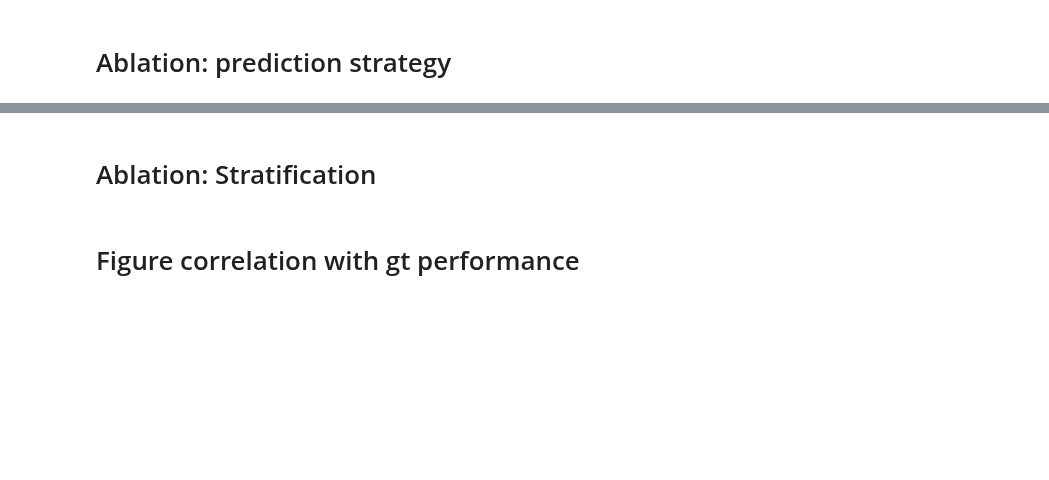
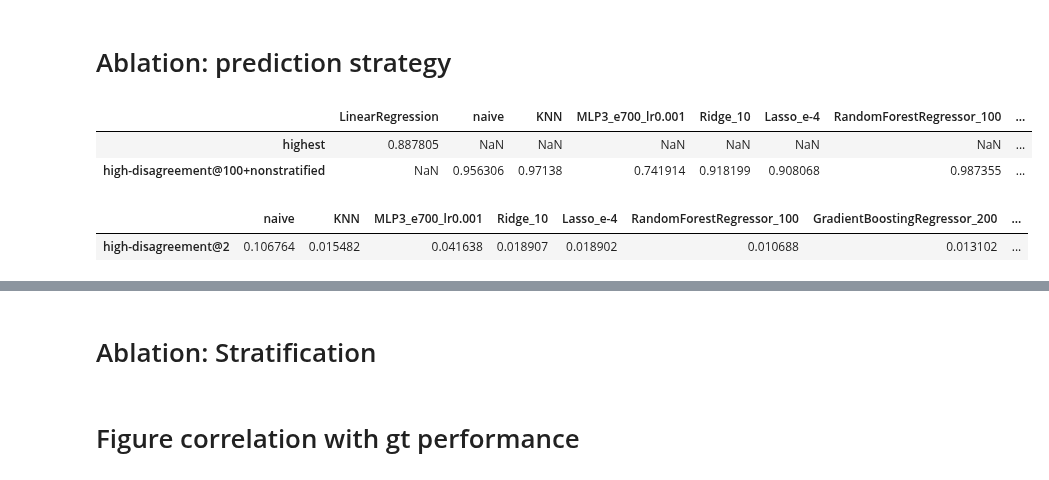
Before and after one commit to AlexanderRubinstein/efficbench, a Jupyter notebook: visualize_results_for_paper.ipynb, the cells around one changed output, grey strips where cells are left out. Saved outputs shown, nothing was run; the diff lists cells and outputs as text; code cells hidden in the pictures; blank space fills up the shorter version.

```diff
--- a/visualize_results_for_paper.ipynb
+++ b/visualize_results_for_paper.ipynb
@@ -588,0 +621,11 @@ display(prediction_strategy_df)
+# %%
+display(prediction_strategy_dfs['rank'])
+# %% [output]
+|  | LinearRegression | naive | KNN | MLP3_e700_lr0.001 | Ridge_10 | Lasso_e-4 | RandomForestRegressor_100 | ... |
+| highest | 0.887805 | NaN | NaN | NaN | NaN | NaN | NaN | ... |
+| high-disagreement@100+nonstratified | NaN | 0.956306 | 0.97138 | 0.741914 | 0.918199 | 0.908068 | 0.987355 | ... |
+# %%
+display(prediction_strategy_dfs['mae'])
+# %% [output]
+|  | naive | KNN | MLP3_e700_lr0.001 | Ridge_10 | Lasso_e-4 | RandomForestRegressor_100 | GradientBoostingRegressor_200 | ... |
+| high-disagreement@2 | 0.106764 | 0.015482 | 0.041638 | 0.018907 | 0.018902 | 0.010688 | 0.013102 | ... |
```
Also changed, not shown: parts of 7 cells of this notebook.
